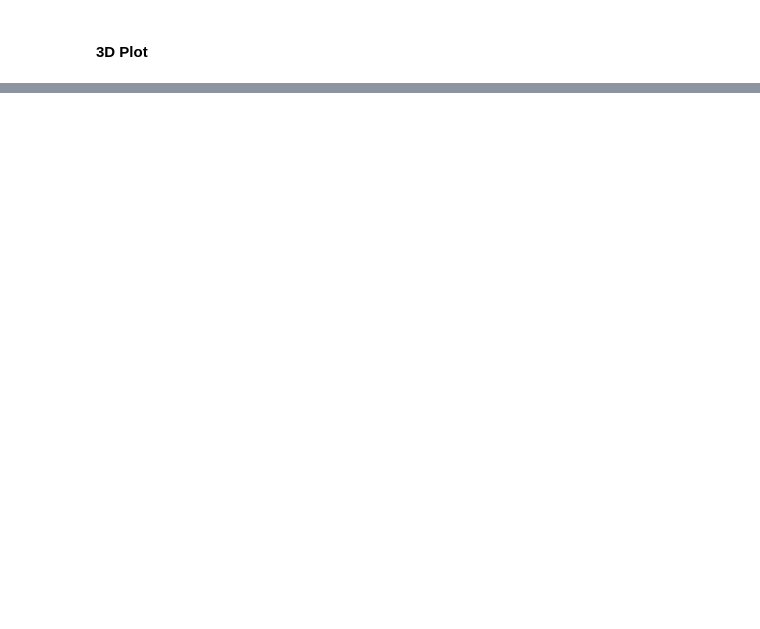
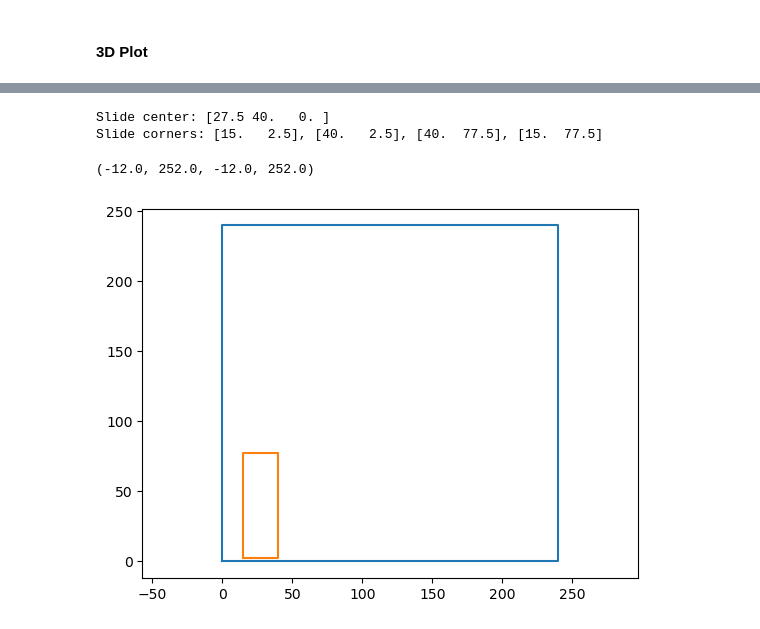
Before and after one commit to ryanlleung/TapeTargetry, a Jupyter notebook: tapeman.ipynb, the cells around one changed output, grey strips where cells are left out. Cells and saved outputs as stored; diff of their text form; code cells hidden in the pictures; blank space fills up the shorter version.

```diff
--- a/tapeman.ipynb
+++ b/tapeman.ipynb
@@ -266,0 +394,29 @@ plt.show()
+# %%
+slide_center = np.array([GPLATE_X/6-SLIDE_WID/2-GAP, GPLATE_Y/6, 0])
+print(f'Slide center: {slide_center}')
+
+slide_corners = np.array([[slide_center[0]-SLIDE_WID/2, slide_center[1]-SLIDE_LEN/2],
+                        [slide_center[0]+SLIDE_WID/2, slide_center[1]-SLIDE_LEN/2],
+                        [slide_center[0]+SLIDE_WID/2, slide_center[1]+SLIDE_LEN/2],
+                        [slide_center[0]-SLIDE_WID/2, slide_center[1]+SLIDE_LEN/2]])
+print(f'Slide corners: {slide_corners[0]}, {slide_corners[1]}, {slide_corners[2]}, {slide_corners[3]}')
+
+theta = np.deg2rad(slide_center[2])
+# Rotate corner about slide center
+T = np.array([[np.cos(theta), -np.sin(theta), slide_center[0] - slide_center[0]*np.cos(theta) + slide_center[1]*np.sin(theta)],
+                [np.sin(theta), np.cos(theta), slide_center[1] - slide_center[0]*np.sin(theta) - slide_center[1]*np.cos(theta)],
+                [0, 0, 1]])
+for i in range(len(slide_corners)):
+    slide_corners[i] = np.matmul(T, np.append(slide_corners[i], 1))[:2]
+
+# plot g plate
+gx = [0, 0, GPLATE_X, GPLATE_X, 0]
+gy = [0, GPLATE_Y, GPLATE_Y, 0, 0]
+plt.plot(gx, gy)
+plt.plot(np.append(slide_corners[:, 0], slide_corners[0, 0]), np.append(slide_corners[:, 1], slide_corners[0, 1]))
+plt.axis('equal')
+# %% [output]
+Slide center: [27.5 40.   0. ]
+Slide corners: [15.   2.5], [40.   2.5], [40.  77.5], [15.  77.5]
+(-12.0, 252.0, -12.0, 252.0)
+[figure, added]
```
Also changed, not shown: parts of 8 cells of this notebook.
